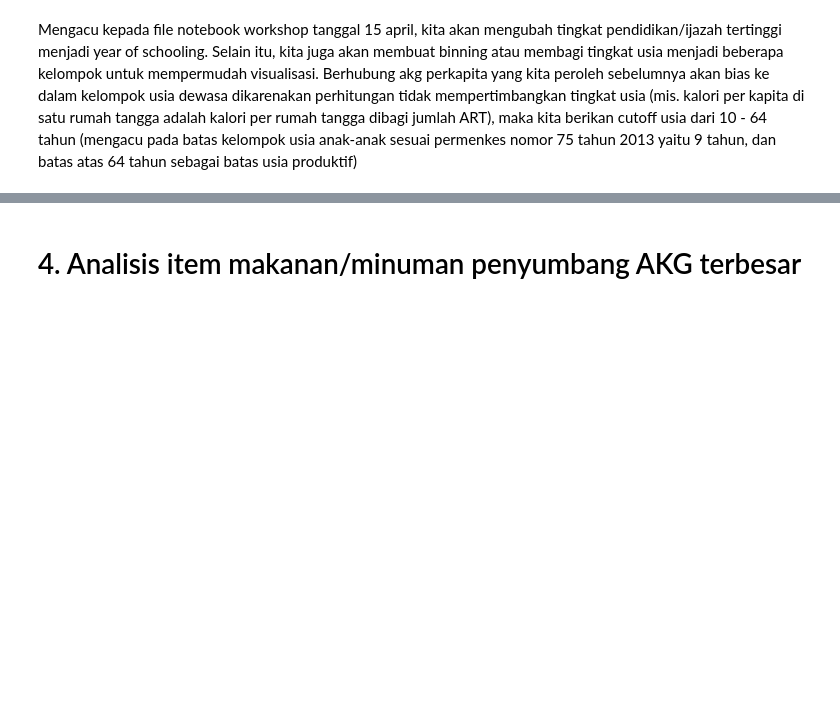
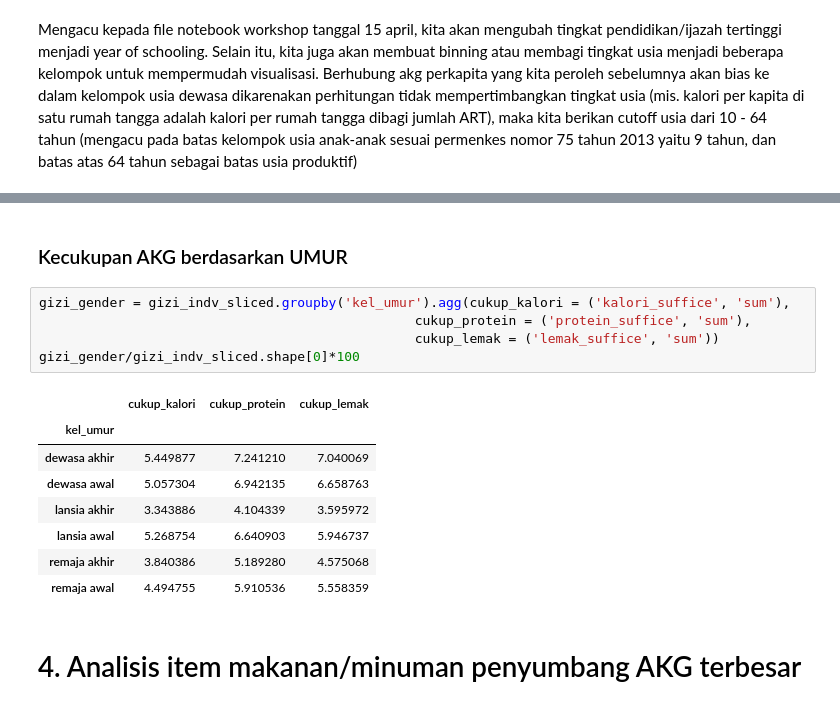
Before and after one commit to davidsirait/projectlab_susenas, a Jupyter notebook: Susenas - Gizi v2.ipynb, the cells around one changed output, grey strips where cells are left out. Saved outputs shown, nothing was run; the diff lists cells and outputs as text; blank space fills up the shorter version.

```diff
--- a/Susenas - Gizi v2.ipynb
+++ b/Susenas - Gizi v2.ipynb
@@ -860,3 +895,19 @@ gizi_indv_sliced
+# %% [markdown]
+### Kecukupan AKG berdasarkan UMUR
+# %%
+gizi_gender = gizi_indv_sliced.groupby('kel_umur').agg(cukup_kalori = ('kalori_suffice', 'sum'),
+                                                cukup_protein = ('protein_suffice', 'sum'),
+                                                cukup_lemak = ('lemak_suffice', 'sum'))
+gizi_gender/gizi_indv_sliced.shape[0]*100
+# %% [output]
+|  | cukup_kalori | cukup_protein | cukup_lemak |
+| kel_umur |  |  |  |
+| dewasa akhir | 5.449877 | 7.241210 | 7.040069 |
+| dewasa awal | 5.057304 | 6.942135 | 6.658763 |
+| lansia akhir | 3.343886 | 4.104339 | 3.595972 |
+| lansia awal | 5.268754 | 6.640903 | 5.946737 |
+| remaja akhir | 3.840386 | 5.189280 | 4.575068 |
+| remaja awal | 4.494755 | 5.910536 | 5.558359 |
 # %% [markdown]
 # 4. Analisis item makanan/minuman penyumbang AKG terbesar
 # %% [markdown]
```
Also changed, not shown: parts of 11 cells of this notebook.
